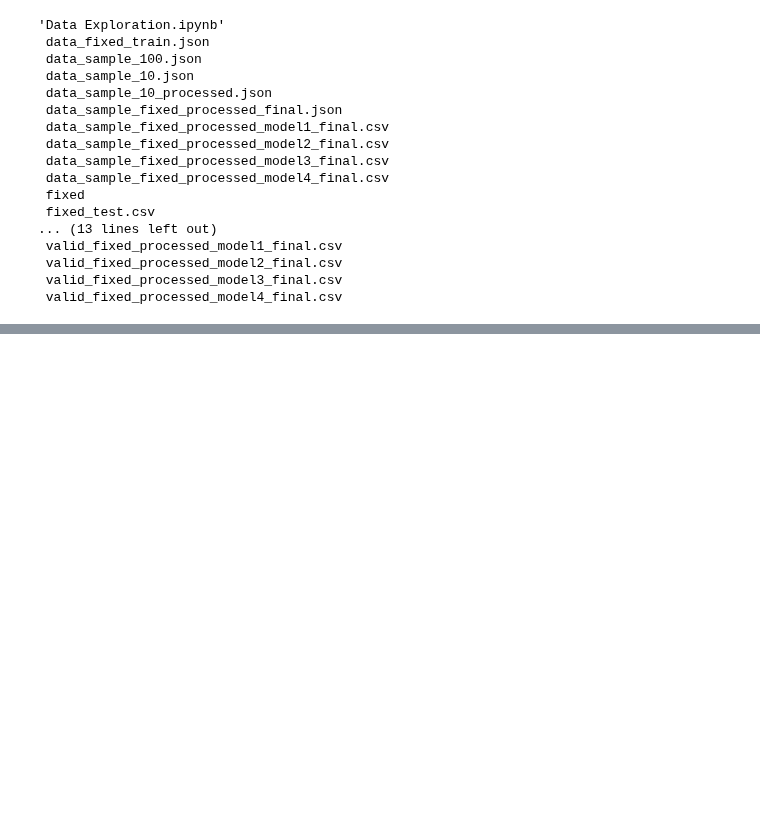
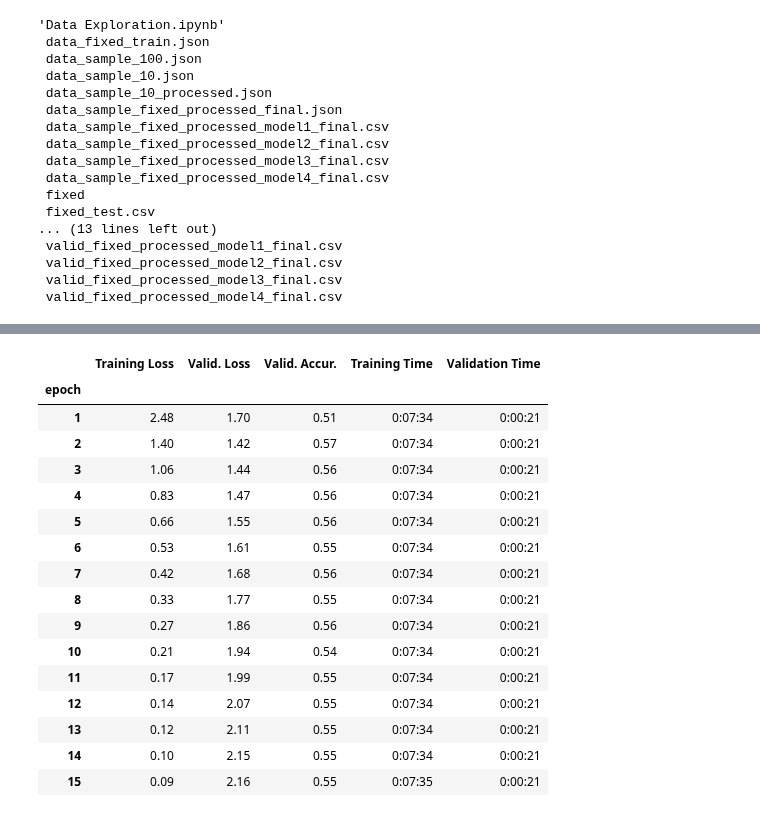
Before and after one commit to omkarpat/EmpatheticDialoguesEmotionDetection, a Jupyter notebook: Full_Emotion_models.ipynb, the cells around one changed output, grey strips where cells are left out. Cells and saved outputs as stored; diff of their text form; code cells hidden in the pictures; blank space fills up the shorter version.

```diff
--- a/Full_Emotion_models.ipynb
+++ b/Full_Emotion_models.ipynb
@@ -127,0 +399,21 @@ Number of test sentences: 2,542
+# %%
+import numpy as np
+
+# Function to calculate the accuracy of our predictions vs labels
+def flat_accuracy(preds, labels):
+    pred_flat = np.argmax(preds, axis=1).flatten()
+    labels_flat = labels.flatten()
+    return np.sum(pred_flat == labels_flat) / len(labels_flat)
+# %%
+import time
+import datetime
+
+def format_time(elapsed):
+    '''
+    Takes a time in seconds and returns a string hh:mm:ss
+    '''
+    # Round to the nearest second.
+    elapsed_rounded = int(round((elapsed)))
+
+    # Format as hh:mm:ss
+    return str(datetime.timedelta(seconds=elapsed_rounded))
@@ -127,0 +669,33 @@ Number of test sentences: 2,542
+# %%
+# Display floats with two decimal places.
+pd.set_option('precision', 2)
+
+# Create a DataFrame from our training statistics.
+df_stats = pd.DataFrame(data=training_stats)
+
+# Use the 'epoch' as the row index.
+df_stats = df_stats.set_index('epoch')
+
+# A hack to force the column headers to wrap.
+#df = df.style.set_table_styles([dict(selector="th",props=[('max-width', '70px')])])
+
+# Display the table.
+df_stats
+# %% [output]
+|  | Training Loss | Valid. Loss | Valid. Accur. | Training Time | Validation Time |
+| epoch |  |  |  |  |  |
+| 1 | 2.48 | 1.70 | 0.51 | 0:07:34 | 0:00:21 |
+| 2 | 1.40 | 1.42 | 0.57 | 0:07:34 | 0:00:21 |
+| 3 | 1.06 | 1.44 | 0.56 | 0:07:34 | 0:00:21 |
+| 4 | 0.83 | 1.47 | 0.56 | 0:07:34 | 0:00:21 |
+| 5 | 0.66 | 1.55 | 0.56 | 0:07:34 | 0:00:21 |
+| 6 | 0.53 | 1.61 | 0.55 | 0:07:34 | 0:00:21 |
+| 7 | 0.42 | 1.68 | 0.56 | 0:07:34 | 0:00:21 |
+| 8 | 0.33 | 1.77 | 0.55 | 0:07:34 | 0:00:21 |
+| 9 | 0.27 | 1.86 | 0.56 | 0:07:34 | 0:00:21 |
+| 10 | 0.21 | 1.94 | 0.54 | 0:07:34 | 0:00:21 |
+| 11 | 0.17 | 1.99 | 0.55 | 0:07:34 | 0:00:21 |
+| 12 | 0.14 | 2.07 | 0.55 | 0:07:34 | 0:00:21 |
+| 13 | 0.12 | 2.11 | 0.55 | 0:07:34 | 0:00:21 |
+| 14 | 0.10 | 2.15 | 0.55 | 0:07:34 | 0:00:21 |
+| 15 | 0.09 | 2.16 | 0.55 | 0:07:35 | 0:00:21 |
```
Also changed, not shown: parts of 22 cells of this notebook.
